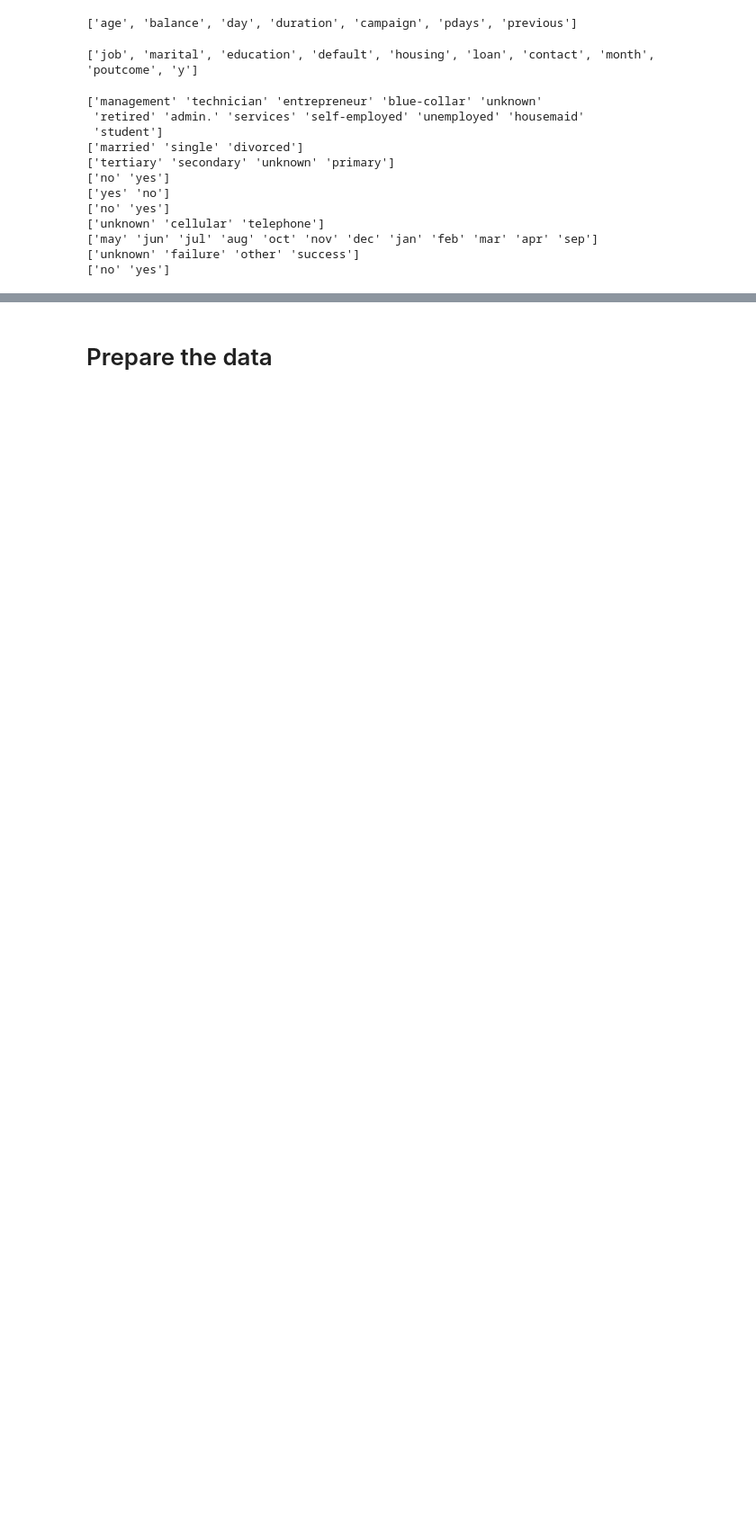
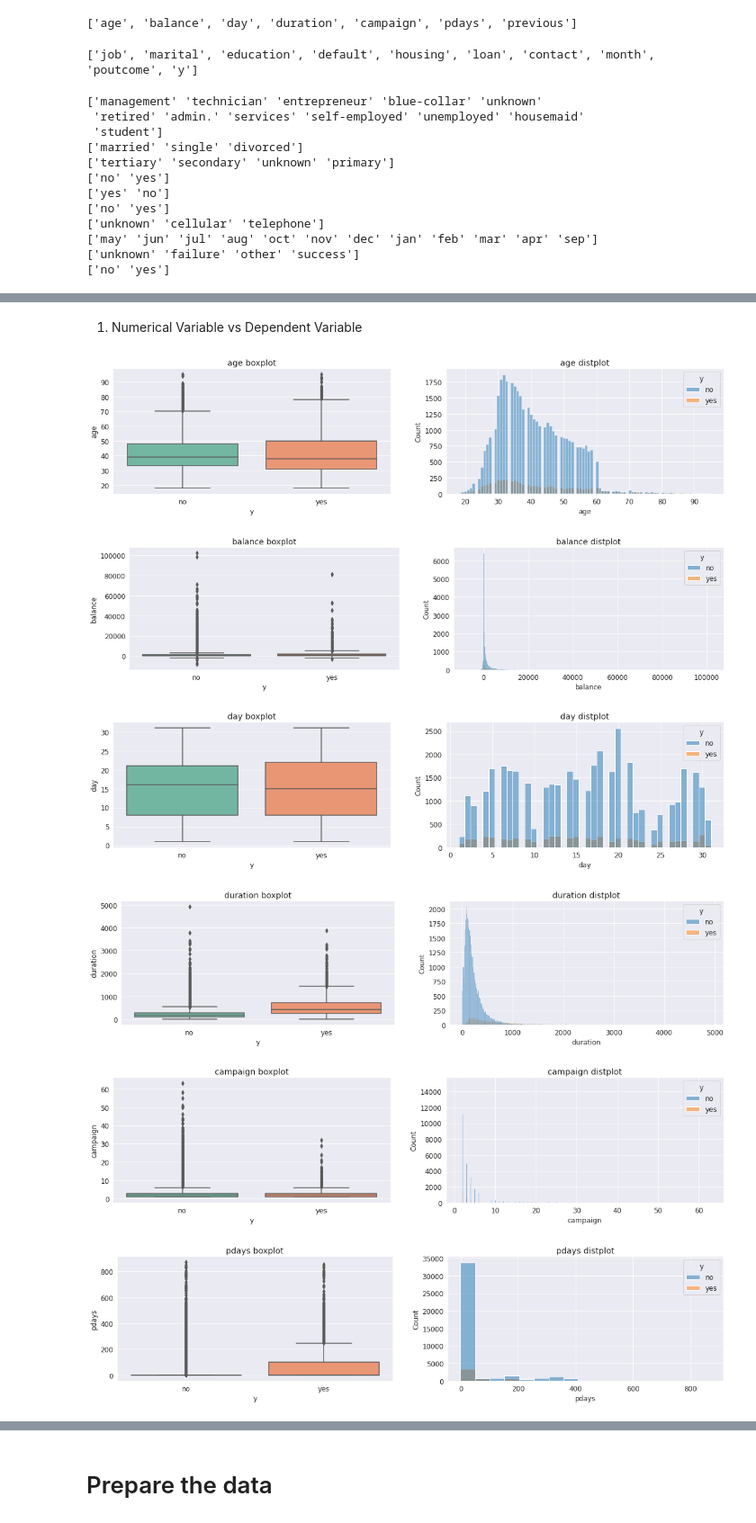
Before and after one commit to GODxFATHER/Bank-Marketing-Effectiveness-Prediction, a Jupyter notebook: Bank_Marketing_Effectiveness_Prediction_Capstone_Project.ipynb, the cells around one changed output, grey strips where cells are left out. Shown at 90% size. Drawn from its saved outputs; the diff is of its cells as text; code cells hidden in the pictures; blank space fills up the shorter version.

```diff
--- a/Bank_Marketing_Effectiveness_Prediction_Capstone_Project.ipynb
+++ b/Bank_Marketing_Effectiveness_Prediction_Capstone_Project.ipynb
@@ -176,15 +239,24 @@ for col in cat_f:
+# %% [markdown]
+1. Numerical Variable vs Dependent Variable
 # %%
-# for col in num_f:
+for col in num_f:
 
-#   plt.figure(figsize=(19,4))
+  plt.figure(figsize=(19,4))
 
-#   plt.subplot(1,2,1)
-#   # plt.figure(figsize=(5,4))
-#   sns.boxplot(x = 'y', y = col, data = df,palette="Set2")
-#   plt.title(col+' boxplot')
+  plt.subplot(1,2,1)
+  # plt.figure(figsize=(5,4))
+  sns.boxplot(x = 'y', y = col, data = df,palette="Set2")
+  plt.title(col+' boxplot')
 
-#   plt.subplot(1,2,2)
-#   sns.histplot(x = df[col], hue= df['y'])#, kde=True)
-#   plt.title(col+' distplot')
+  plt.subplot(1,2,2)
+  sns.histplot(x = df[col], hue= df['y'])#, kde=True)
+  plt.title(col+' distplot')
 
-#   plt.show()
+  plt.show()
+# %% [output]
+[figure, added]
+[figure, added]
+[figure, added]
+[figure, added]
+[figure, added]
+[figure, added]
```
Also changed, not shown: parts of 48 cells of this notebook.
